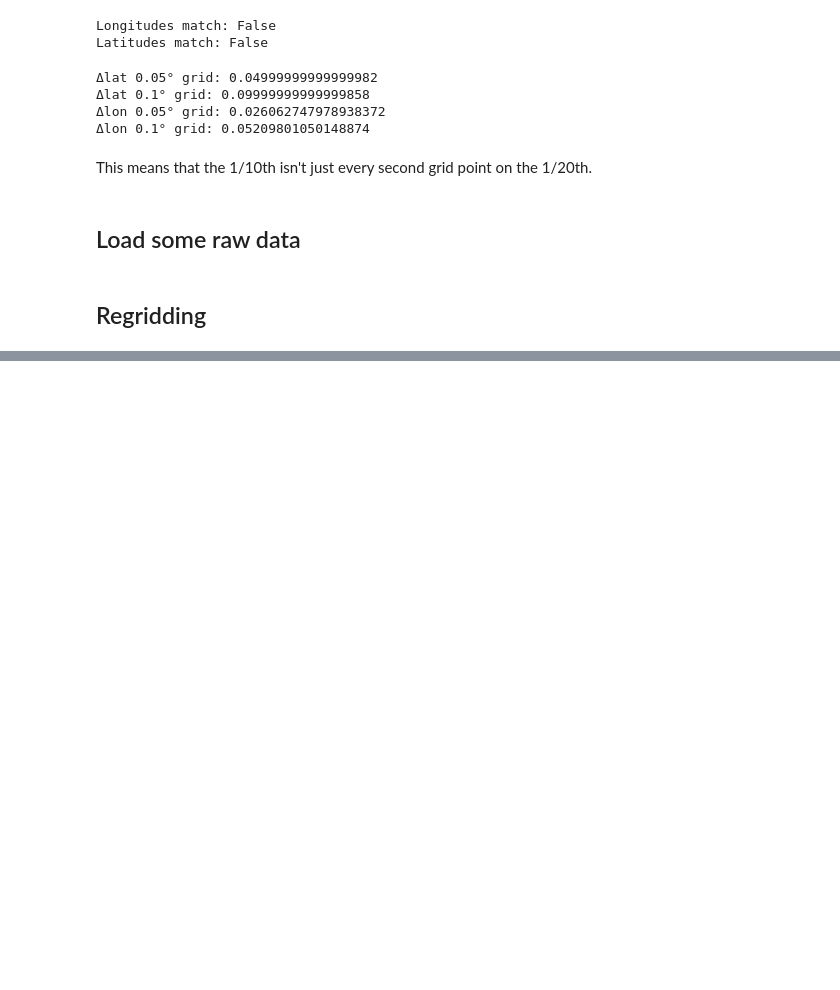
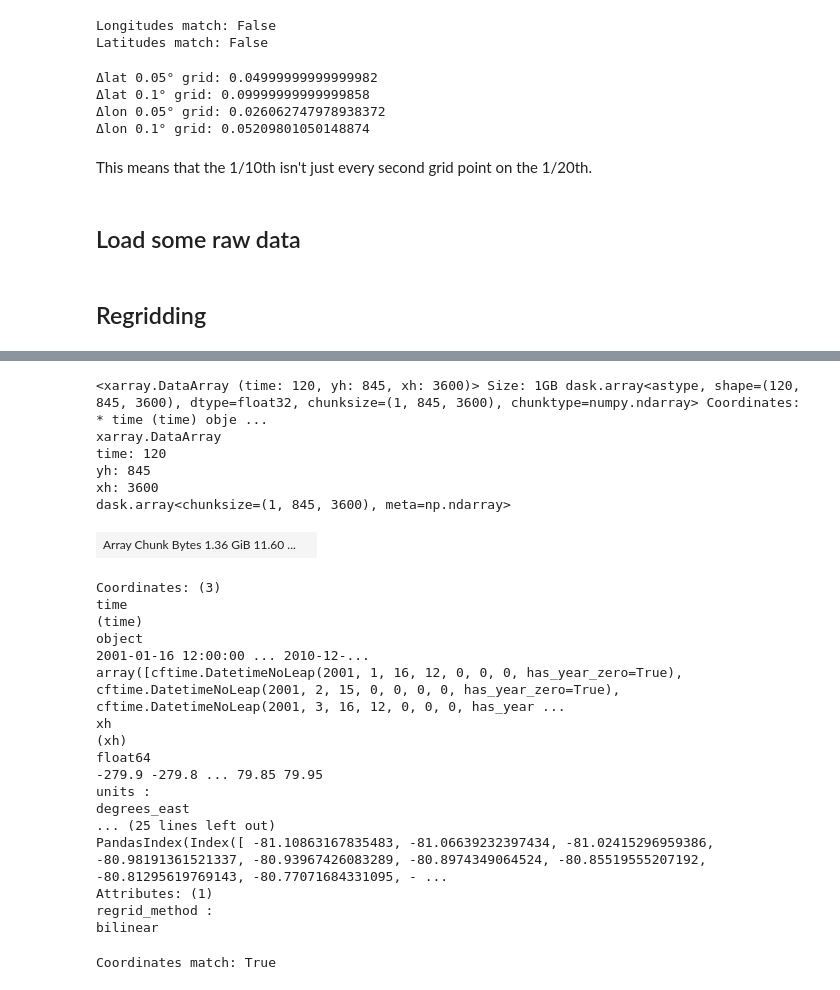
Before and after one commit to adele-morrison/panan-meltwater, a Jupyter notebook: notebooks/control_comparison/Control_Comparison_PanAns.ipynb, the cells around one changed output, grey strips where cells are left out. Drawn from its saved outputs; the diff is of its cells as text; code cells hidden in the pictures; blank space fills up the shorter version.

```diff
--- a/notebooks/control_comparison/Control_Comparison_PanAns.ipynb
+++ b/notebooks/control_comparison/Control_Comparison_PanAns.ipynb
@@ -112,6 +112,6 @@ regridder_005_to_01deg = xesmf.Regridder(
     method="bilinear",
     periodic=True,
     filename="bilinear_weights_005_to_01deg.nc",
-    reuse_weights=False
+    reuse_weights=True #true bc its already run
 )
 # %% [output]
@@ -120,3 +120,36 @@ Wall time: 39min 7s
 # %%
-# Example usage
-var005_regrid = regridder_005_to_01deg(salt_005_clean["sob"])
+salt_005_regridded = regridder_005_to_01deg(salt_005).drop_vars(["lon", "lat"])
+salt_005_regridded
+# %% [output]
+<xarray.DataArray (time: 120, yh: 845, xh: 3600)> Size: 1GB dask.array<astype, shape=(120, 845, 3600), dtype=float32, chunksize=(1, 845, 3600), chunktype=numpy.ndarray> Coordinates: * time (time) obje ...
+xarray.DataArray
+time: 120
+yh: 845
+xh: 3600
+dask.array<chunksize=(1, 845, 3600), meta=np.ndarray>
+| Array Chunk Bytes 1.36 GiB 11.60 ... |  |
+Coordinates: (3)
+time
+(time)
+object
+2001-01-16 12:00:00 ... 2010-12-...
+array([cftime.DatetimeNoLeap(2001, 1, 16, 12, 0, 0, 0, has_year_zero=True), cftime.DatetimeNoLeap(2001, 2, 15, 0, 0, 0, 0, has_year_zero=True), cftime.DatetimeNoLeap(2001, 3, 16, 12, 0, 0, 0, has_year ...
+xh
+(xh)
+float64
+-279.9 -279.8 ... 79.85 79.95
+units :
+degrees_east
+... (25 lines left out)
+PandasIndex(Index([ -81.10863167835483, -81.06639232397434, -81.02415296959386, -80.98191361521337, -80.93967426083289, -80.8974349064524, -80.85519555207192, -80.81295619769143, -80.77071684331095, - ...
+Attributes: (1)
+regrid_method :
+bilinear
+# %%
+coords_match = (
+    np.allclose(salt_005_regridded.xh, salt_01.xh) and
+    np.allclose(salt_005_regridded.yh, salt_01.yh)
+)
+print("Coordinates match:", coords_match)
+# %% [output]
+Coordinates match: True
```
Also changed, not shown: parts of 12 cells of this notebook, 3 other files.
